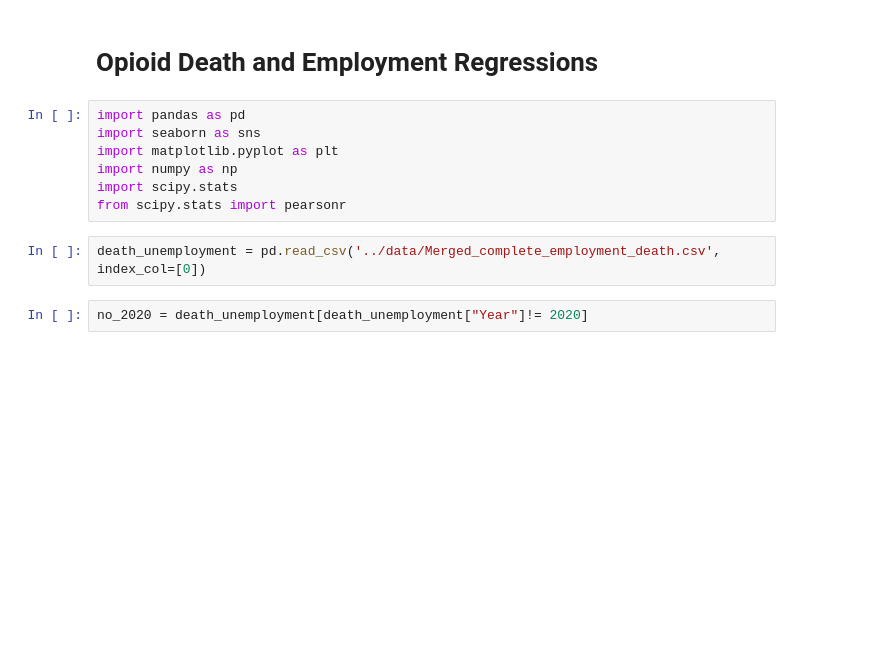
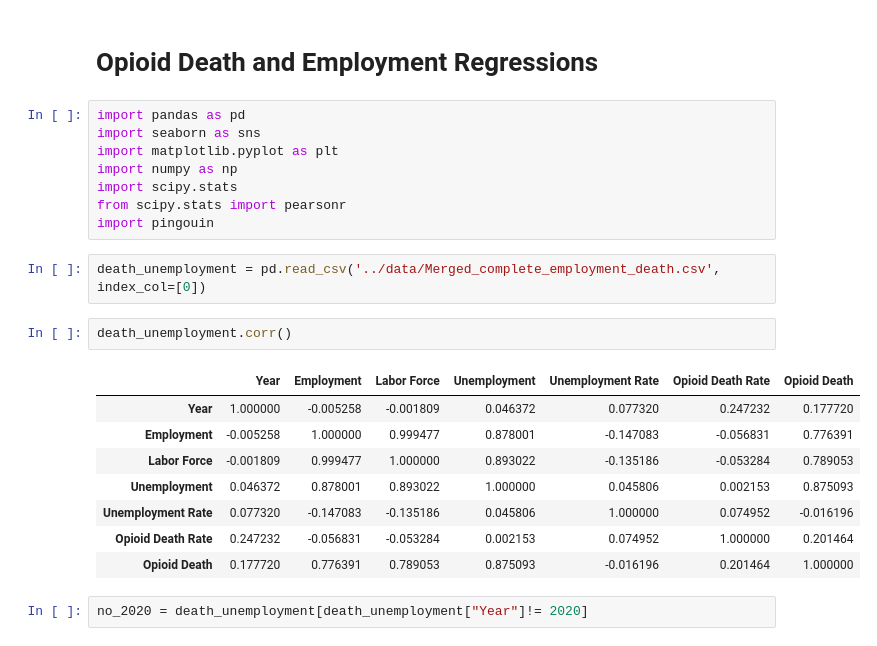
Before and after one commit to mellanyquiroz/DS4A-Team-69-Project, a Jupyter notebook: exploratory data analysis/Statistical_Modelling_Death_Unemployment.ipynb, the cells around one changed output. Saved outputs shown, nothing was run; the diff lists cells and outputs as text; blank space fills up the shorter version.

```diff
--- a/exploratory data analysis/Statistical_Modelling_Death_Unemployment.ipynb
+++ b/exploratory data analysis/Statistical_Modelling_Death_Unemployment.ipynb
@@ -7,8 +7,20 @@ import matplotlib.pyplot as plt
 import numpy as np
 import scipy.stats
 from scipy.stats import pearsonr
+import pingouin
 # %%
 death_unemployment = pd.read_csv('../data/Merged_complete_employment_death.csv', index_col=[0])
+# %%
+death_unemployment.corr()
+# %% [output]
+|  | Year | Employment | Labor Force | Unemployment | Unemployment Rate | Opioid Death Rate | Opioid Death |
+| Year | 1.000000 | -0.005258 | -0.001809 | 0.046372 | 0.077320 | 0.247232 | 0.177720 |
+| Employment | -0.005258 | 1.000000 | 0.999477 | 0.878001 | -0.147083 | -0.056831 | 0.776391 |
+| Labor Force | -0.001809 | 0.999477 | 1.000000 | 0.893022 | -0.135186 | -0.053284 | 0.789053 |
+| Unemployment | 0.046372 | 0.878001 | 0.893022 | 1.000000 | 0.045806 | 0.002153 | 0.875093 |
+| Unemployment Rate | 0.077320 | -0.147083 | -0.135186 | 0.045806 | 1.000000 | 0.074952 | -0.016196 |
+| Opioid Death Rate | 0.247232 | -0.056831 | -0.053284 | 0.002153 | 0.074952 | 1.000000 | 0.201464 |
+| Opioid Death | 0.177720 | 0.776391 | 0.789053 | 0.875093 | -0.016196 | 0.201464 | 1.000000 |
 # %%
 no_2020 = death_unemployment[death_unemployment["Year"]!= 2020]
 # %%
```
Also changed, not shown: parts of 13 cells of this notebook.
